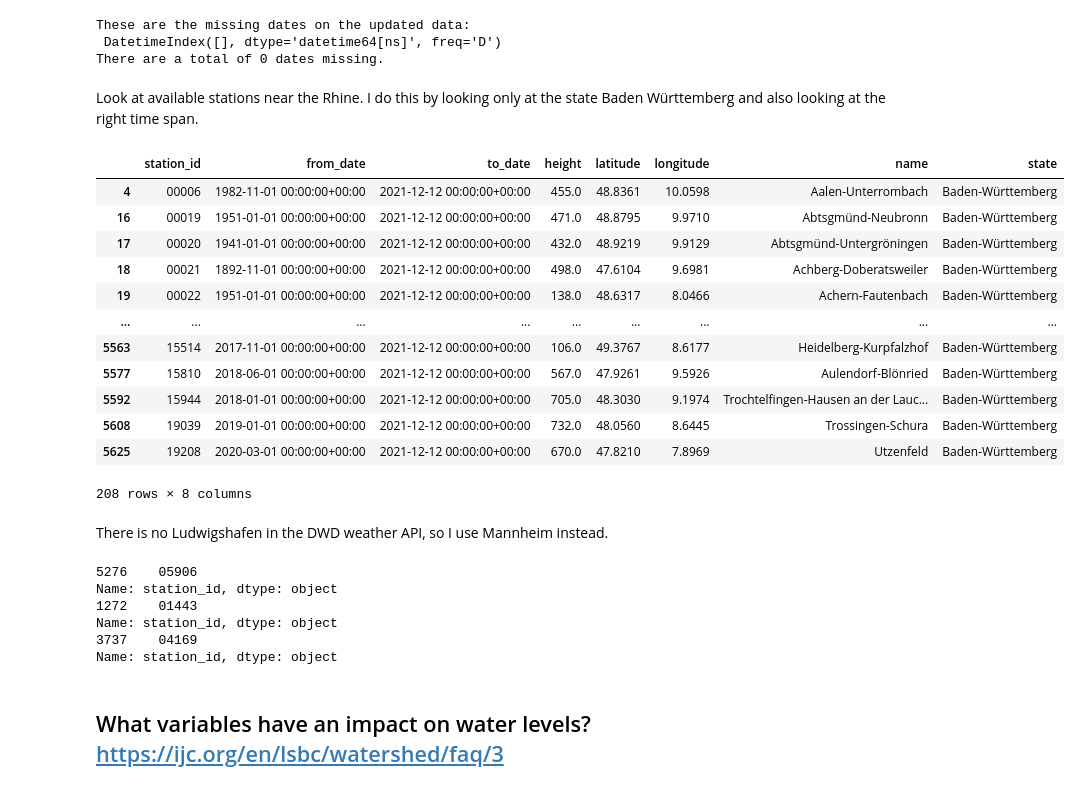
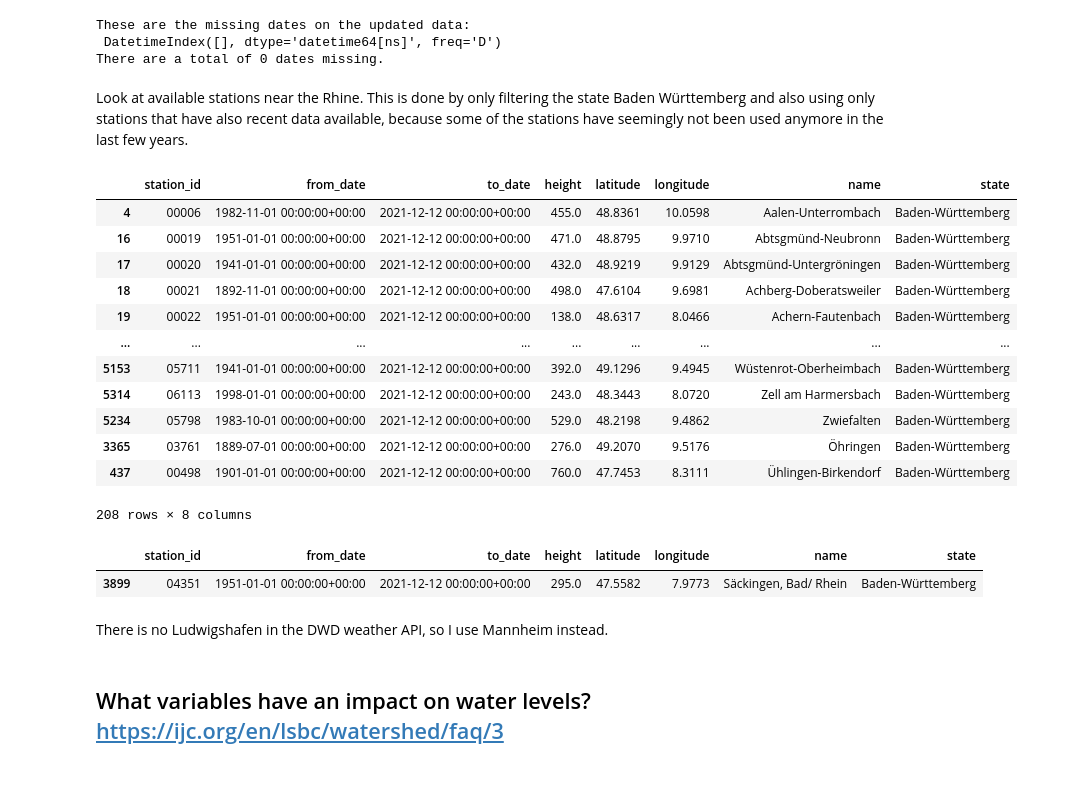
Before and after one commit to AJWarnke/datascienceml2022, a Jupyter notebook: network-DWD.ipynb, the cells around one changed output. Drawn from its saved outputs; the diff is of its cells as text; code cells hidden in the pictures.

```diff
--- a/network-DWD.ipynb
+++ b/network-DWD.ipynb
@@ -34,26 +34,31 @@ df = df.reset_index(drop=True)
 # %%
 path = 'results/' # Path for saving the figures later on
 # %% [markdown]
-Look at available stations near the Rhine. I do this by looking only at the state Baden Württemberg and also looking at the right time span.
+Look at available stations near the Rhine. This is done by only filtering the state Baden Württemberg and also using only stations that have also recent data available, because some of the stations have seemingly not been used anymore in the last few years.
 # %%
 stations = DwdObservationRequest(parameter=DwdObservationDataset.PRECIPITATION_MORE,resolution=Resolution.DAILY,period=Period.HISTORICAL)
 # %%
 stat = stations.all().df
-stat[(stat['state'] == 'Baden-Württemberg') & (stat['to_date'] == '2021-12-12 00:00:00+00:00')]
+stat[(stat['state'] == 'Baden-Württemberg') & (stat['to_date'] == '2021-12-12 00:00:00+00:00')].sort_values(by='name')
 # %% [output]
 |  | station_id | from_date | to_date | height | latitude | longitude | name | state |
 | 4 | 00006 | 1982-11-01 00:00:00+00:00 | 2021-12-12 00:00:00+00:00 | 455.0 | 48.8361 | 10.0598 | Aalen-Unterrombach | Baden-Württemberg |
 | 16 | 00019 | 1951-01-01 00:00:00+00:00 | 2021-12-12 00:00:00+00:00 | 471.0 | 48.8795 | 9.9710 | Abtsgmünd-Neubronn | Baden-Württemberg |
 | 17 | 00020 | 1941-01-01 00:00:00+00:00 | 2021-12-12 00:00:00+00:00 | 432.0 | 48.9219 | 9.9129 | Abtsgmünd-Untergröningen | Baden-Württemberg |
 | 18 | 00021 | 1892-11-01 00:00:00+00:00 | 2021-12-12 00:00:00+00:00 | 498.0 | 47.6104 | 9.6981 | Achberg-Doberatsweiler | Baden-Württemberg |
 | 19 | 00022 | 1951-01-01 00:00:00+00:00 | 2021-12-12 00:00:00+00:00 | 138.0 | 48.6317 | 8.0466 | Achern-Fautenbach | Baden-Württemberg |
 | ... | ... | ... | ... | ... | ... | ... | ... | ... |
-| 5563 | 15514 | 2017-11-01 00:00:00+00:00 | 2021-12-12 00:00:00+00:00 | 106.0 | 49.3767 | 8.6177 | Heidelberg-Kurpfalzhof | Baden-Württemberg |
-| 5577 | 15810 | 2018-06-01 00:00:00+00:00 | 2021-12-12 00:00:00+00:00 | 567.0 | 47.9261 | 9.5926 | Aulendorf-Blönried | Baden-Württemberg |
-| 5592 | 15944 | 2018-01-01 00:00:00+00:00 | 2021-12-12 00:00:00+00:00 | 705.0 | 48.3030 | 9.1974 | Trochtelfingen-Hausen an der Lauc... | Baden-Württemberg |
-| 5608 | 19039 | 2019-01-01 00:00:00+00:00 | 2021-12-12 00:00:00+00:00 | 732.0 | 48.0560 | 8.6445 | Trossingen-Schura | Baden-Württemberg |
-| 5625 | 19208 | 2020-03-01 00:00:00+00:00 | 2021-12-12 00:00:00+00:00 | 670.0 | 47.8210 | 7.8969 | Utzenfeld | Baden-Württemberg |
+| 5153 | 05711 | 1941-01-01 00:00:00+00:00 | 2021-12-12 00:00:00+00:00 | 392.0 | 49.1296 | 9.4945 | Wüstenrot-Oberheimbach | Baden-Württemberg |
+| 5314 | 06113 | 1998-01-01 00:00:00+00:00 | 2021-12-12 00:00:00+00:00 | 243.0 | 48.3443 | 8.0720 | Zell am Harmersbach | Baden-Württemberg |
+| 5234 | 05798 | 1983-10-01 00:00:00+00:00 | 2021-12-12 00:00:00+00:00 | 529.0 | 48.2198 | 9.4862 | Zwiefalten | Baden-Württemberg |
+| 3365 | 03761 | 1889-07-01 00:00:00+00:00 | 2021-12-12 00:00:00+00:00 | 276.0 | 49.2070 | 9.5176 | Öhringen | Baden-Württemberg |
+| 437 | 00498 | 1901-01-01 00:00:00+00:00 | 2021-12-12 00:00:00+00:00 | 760.0 | 47.7453 | 8.3111 | Ühlingen-Birkendorf | Baden-Württemberg |
 208 rows × 8 columns
+# %%
+stat[stat['name'] == 'Säckingen, Bad/ Rhein']
+# %% [output]
+|  | station_id | from_date | to_date | height | latitude | longitude | name | state |
+| 3899 | 04351 | 1951-01-01 00:00:00+00:00 | 2021-12-12 00:00:00+00:00 | 295.0 | 47.5582 | 7.9773 | Säckingen, Bad/ Rhein | Baden-Württemberg |
 # %%
 def get_station_id(city):
     request = DwdObservationRequest(
@@ -71,13 +75,8 @@ There is no Ludwigshafen in the DWD weather API, so I use Mannheim instead.
 ma_id = get_station_id('Mannheim')
 frei_id = get_station_id('Freiburg')
 rheinau_id = get_station_id('Rheinau-Memprechtshofen')
+rheinfelden_id = get_station_id('Rheinfelden')
+rheinstetten_id = get_station_id('Rheinstetten')
-# %% [output]
-5276    05906
-Name: station_id, dtype: object
-1272    01443
-Name: station_id, dtype: object
-3737    04169
-Name: station_id, dtype: object
 # %% [markdown]
 ## What variables have an impact on water levels? https://ijc.org/en/lsbc/watershed/faq/3
 # %% [markdown]
```
Also changed, not shown: parts of 51 cells of this notebook.
